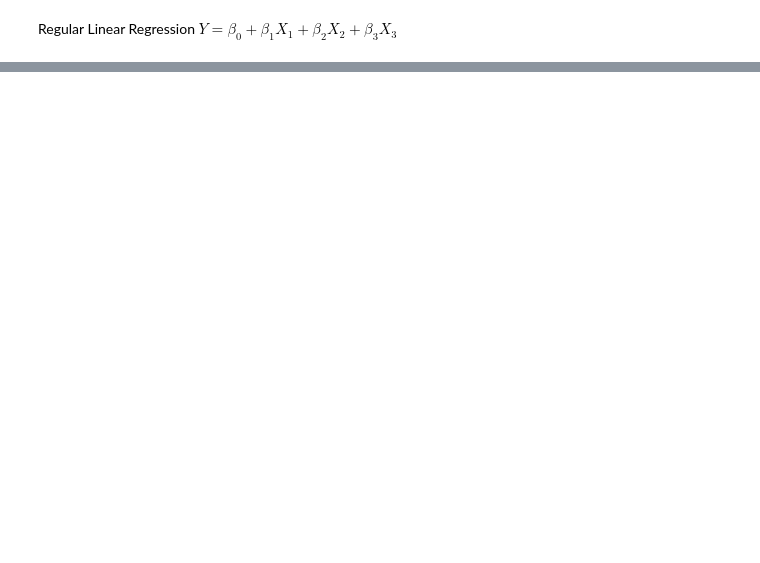
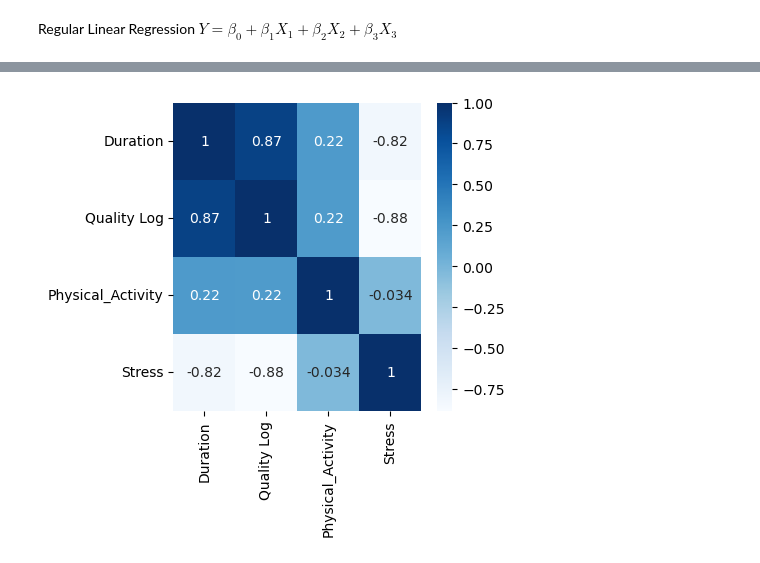
Before and after one commit to lding219/math-360-modelling-assignment-3, a Jupyter notebook: doris/report_file.ipynb, the cells around one changed output, grey strips where cells are left out. Drawn from its saved outputs; the diff is of its cells as text; code cells hidden in the pictures; blank space fills up the shorter version.

```diff
--- a/doris/report_file.ipynb
+++ b/doris/report_file.ipynb
@@ -83,0 +73,8 @@ Name: Physical_Activity, Length: 374, dtype: int64
+# %%
+## transform the data as stated before
+Y_log = np.log(Y)
+Quality_log = np.zeros(len(sleep_df["Quality"]))
+for i in range(len(sleep_df["Quality"])):
+    Quality_log[i] = np.log(sleep_df["Quality"][i])
+sleep_df["Quality Log"] = Quality_log
+X_transformed = sleep_df[["Quality Log", "Physical_Activity", "Stress"]]
@@ -438,0 +205,6 @@ sm.qqplot(residuals, fit=True, line="45")
+# %%
+cor = pd.concat((Y_log, X_transformed), axis=1).corr()
+plt.figure(figsize=(4, 4))
+sns.heatmap(cor, annot=True, cmap=plt.cm.Blues);
+# %% [output]
+[figure, added]
```
Also changed, not shown: parts of 49 cells of this notebook.
